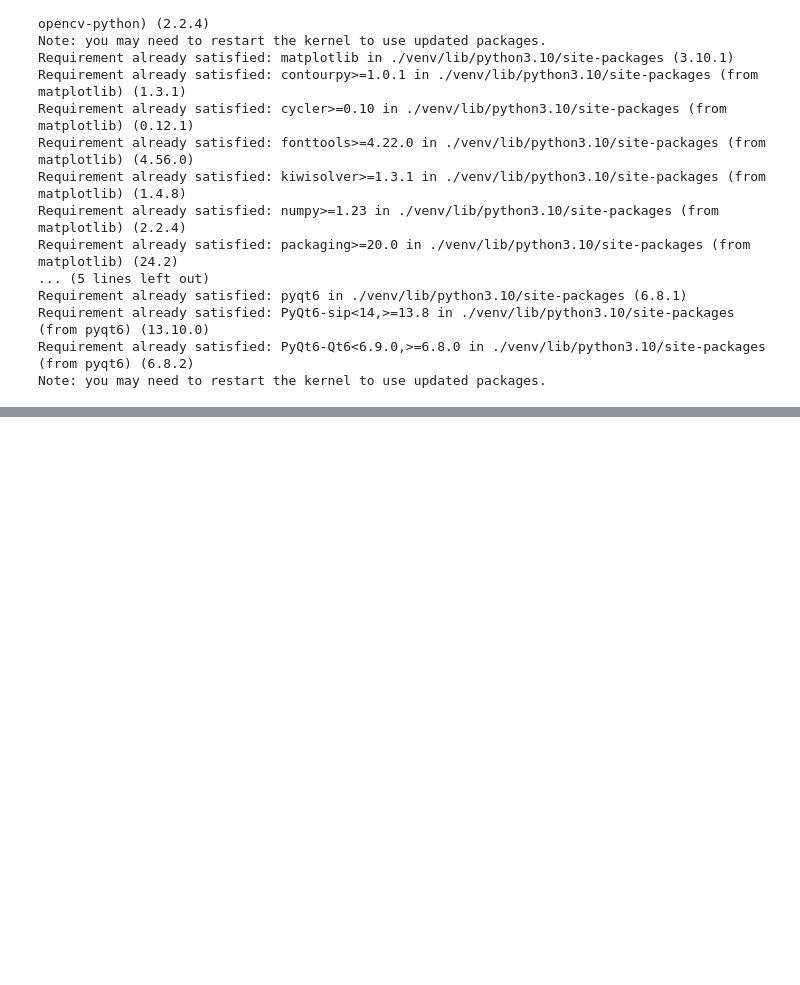
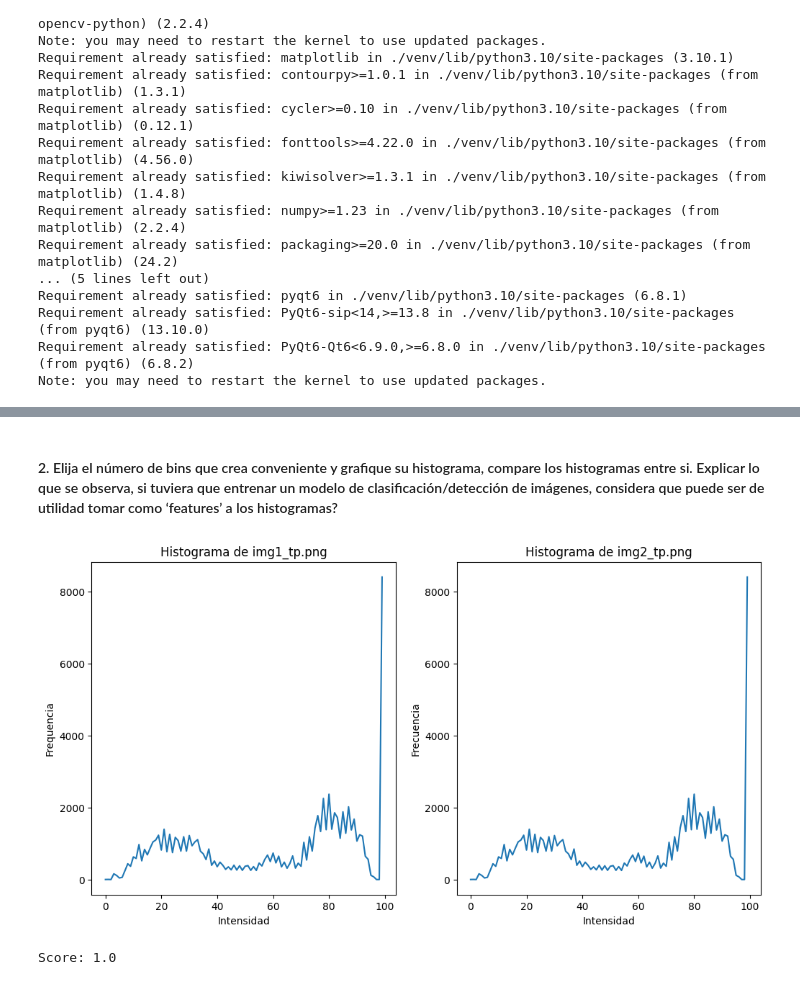
Before and after one commit to FIUBA-CEIA-18Co2024/VpC1-TP1, a Jupyter notebook: notebook.ipynb, the cells around one changed output, grey strips where cells are left out. Drawn from its saved outputs; the diff is of its cells as text; code cells hidden in the pictures; blank space fills up the shorter version.

```diff
--- a/notebook.ipynb
+++ b/notebook.ipynb
@@ -71,0 +152,27 @@ plt.imshow(imagen_corregida)
+# %% [markdown]
+#### 2. Elija el número de bins que crea conveniente y grafique su histograma, compare los histogramas entre si. Explicar lo que se observa, si tuviera que entrenar un modelo de clasificación/detección de imágenes, considera que puede ser de utilidad tomar como ‘features’ a los histogramas?
+# %%
+histograma_img1 = cv.calcHist([img1], [0], None, [100], [0, 256])
+histograma_img2 = cv.calcHist([img2], [0], None, [100], [0, 256])
+
+plt.figure(figsize=(12, 6))
+
+plt.subplot(1, 2, 1)
+plt.plot(histograma_img1)
+plt.title('Histograma de img1_tp.png')
+plt.xlabel('Intensidad')
+plt.ylabel('Frequencia')
+
+plt.subplot(1, 2, 2)
+plt.plot(histograma_img2)
+plt.title('Histograma de img2_tp.png')
+plt.xlabel('Intensidad')
+plt.ylabel('Frecuencia')
+
+plt.show()
+
+score = cv.compareHist(histograma_img1, histograma_img2, cv.HISTCMP_CORREL)
+print(f'Score: {score}')
+# %% [output]
+[figure, added]
+Score: 1.0
```
Also changed, not shown: parts of 19 cells of this notebook.
